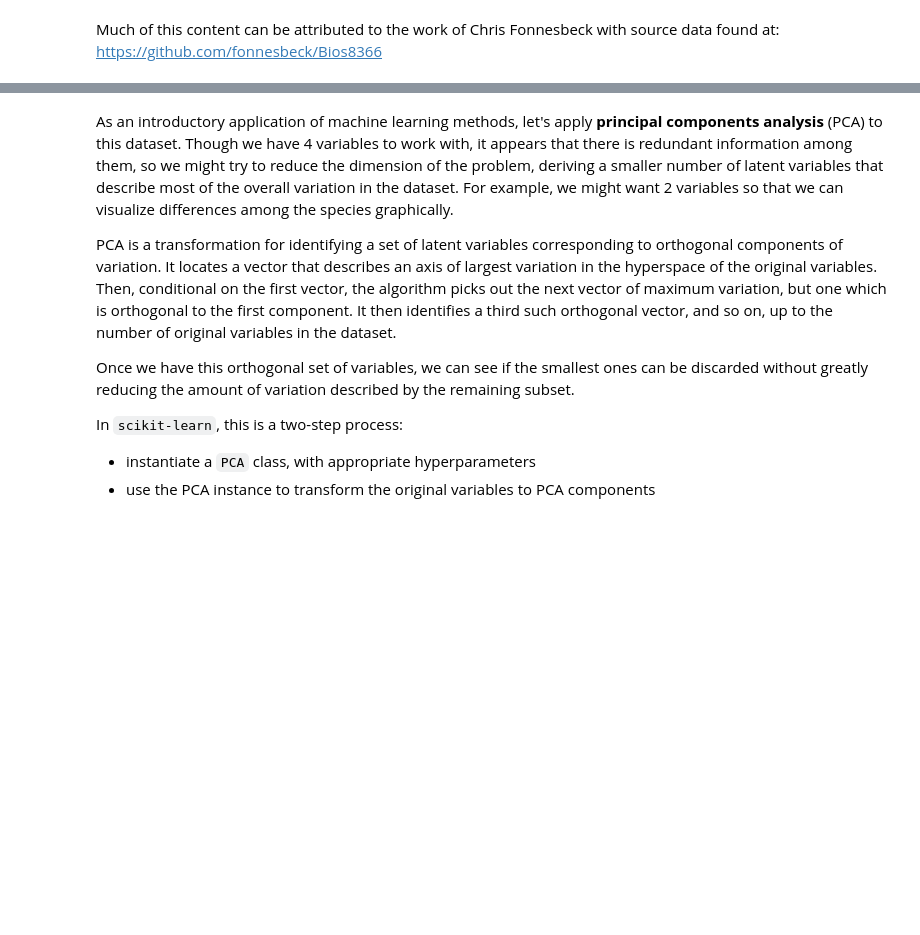
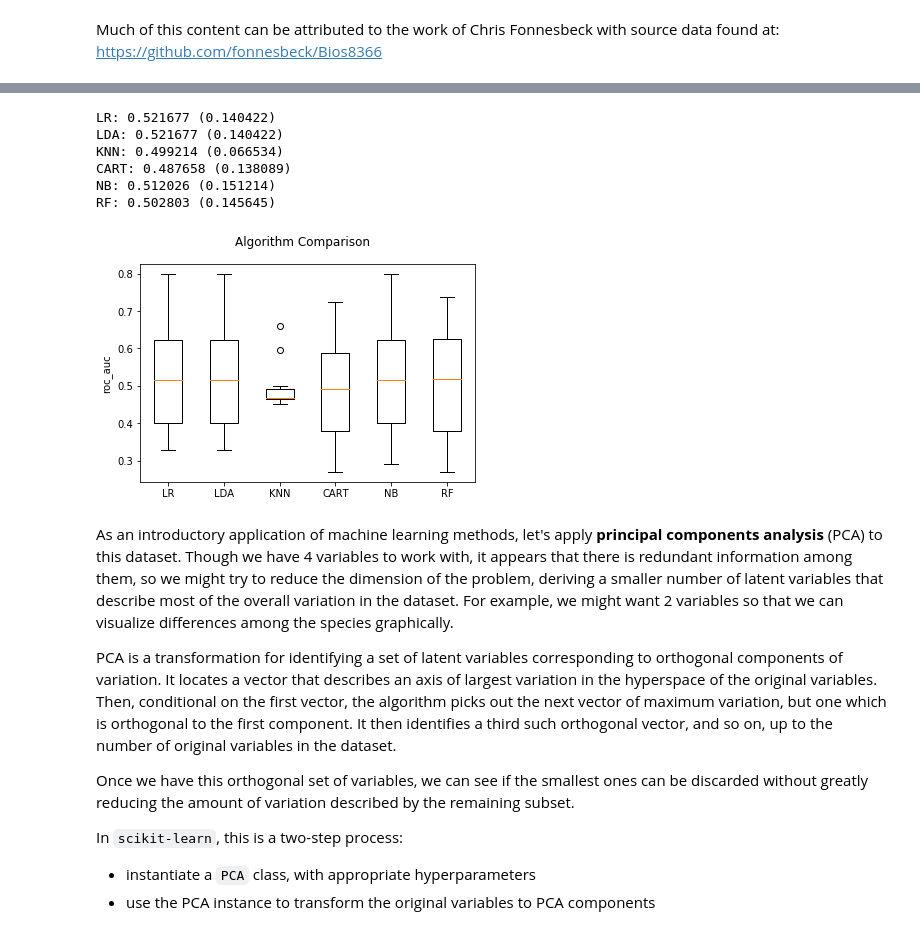
Before and after one commit to alvinjeffery/nursing_data_science, a Jupyter notebook: model_development.ipynb, the cells around one changed output, grey strips where cells are left out. Drawn from its saved outputs; the diff is of its cells as text; code cells hidden in the pictures; blank space fills up the shorter version.

Commit message:
added silly modeling example with HTN as proof of concept

```diff
--- a/model_development.ipynb
+++ b/model_development.ipynb
@@ -81,0 +116,4 @@ Looking at the data, there appears to be information in the predictors to distin
+# %%
+df['overdose'] = np.where(df['description']=='Drug overdose', 1, 0)
+np.sum(df['overdose'])
+## too few cases at this time
@@ -81,0 +143,3 @@ Looking at the data, there appears to be information in the predictors to distin
+# %%
+np.sum(df['description']=='Hypertension')
+df['htn'] = np.where(df['description']=='Hypertension', 1, 0)
@@ -82,2 +170,46 @@ Looking at the data, there appears to be information in the predictors to distin
+# %%
+# prepare configuration for cross validation test harness
+# (from https://machinelearningmastery.com/compare-machine-learning-algorithms-python-scikit-learn/)
+seed = 123
+# prepare models
+models = []
+models.append(('LR', LogisticRegression(class_weight='balanced')))
+models.append(('LDA', LinearDiscriminantAnalysis()))
+models.append(('KNN', KNeighborsClassifier()))
+models.append(('CART', DecisionTreeClassifier()))
+models.append(('NB', GaussianNB()))
+#models.append(('SVM', SVC()))
+models.append(('RF', RandomForestClassifier(n_estimators=100, class_weight='balanced')))
+# evaluate each model in turn
+results = []
+names = []
+#scoring = 'accuracy'
+scoring = 'roc_auc' # others include: 'accuracy', 'f1', 'roc_auc',
+                    # or found here: http://scikit-learn.org/stable/modules/model_evaluation.html
+for name, model in models:
+    kfold = model_selection.KFold(n_splits=10, random_state=seed)
+    cv_results = model_selection.cross_val_score(model, X_train, y_train, cv=kfold, scoring=scoring)
+    results.append(cv_results)
+    names.append(name)
+    msg = "%s: %f (%f)" % (name, cv_results.mean(), cv_results.std())
+    print(msg)
+# %% [output]
+LR: 0.521677 (0.140422)
+LDA: 0.521677 (0.140422)
+KNN: 0.499214 (0.066534)
+CART: 0.487658 (0.138089)
+NB: 0.512026 (0.151214)
+RF: 0.502803 (0.145645)
+# %%
+# boxplot algorithm comparison
+fig = plt.figure()
+fig.suptitle('Algorithm Comparison')
+ax = fig.add_subplot(111)
+plt.boxplot(results)
+plt.ylabel(scoring)
+ax.set_xticklabels(names)
+plt.show()
+# %% [output]
+[figure, added]
 # %%
 %matplotlib inline
```
Also changed, not shown: parts of 28 cells of this notebook, 1 other file.
